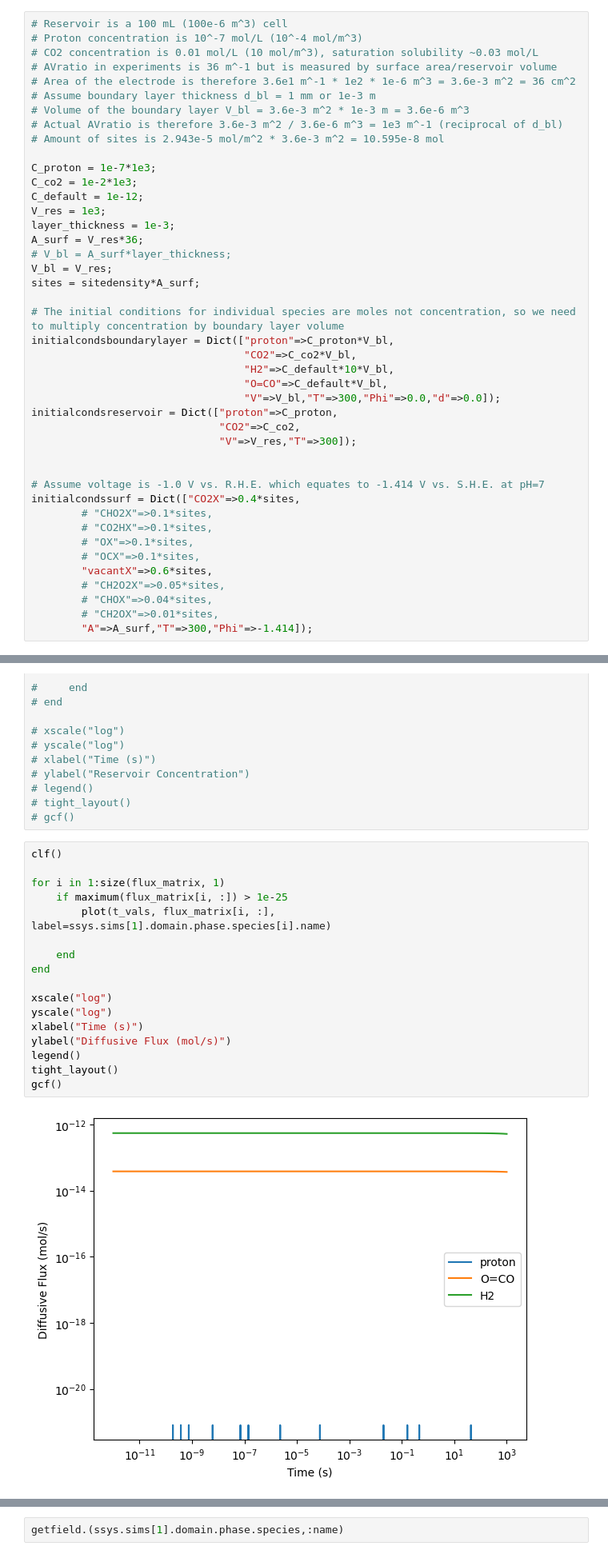
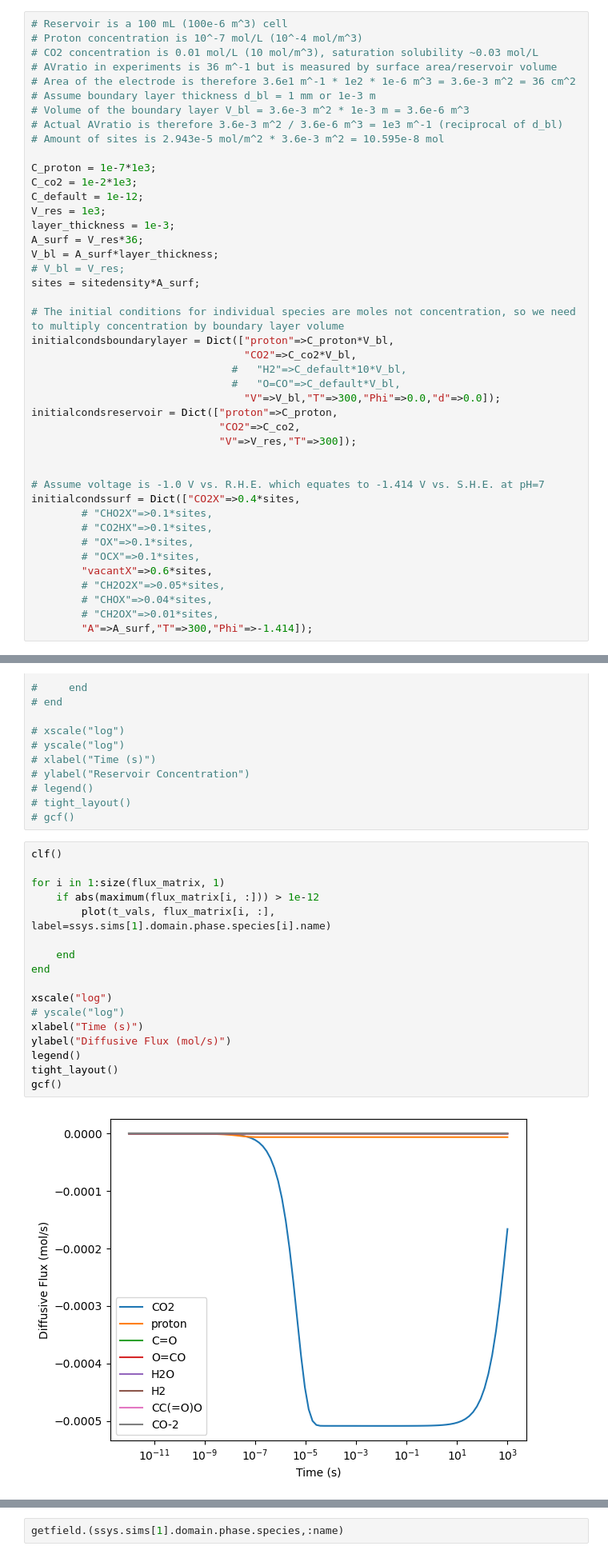
Before and after one commit to rwest/CO2_RR_RMG, a Jupyter notebook: CO2_Reduction_Ag/CO2RR_RMS_Diffusion_Interface_1.ipynb, the cells around one changed output, grey strips where cells are left out. Shown at 80% size. Drawn from its saved outputs; the diff is of its cells as text.

```diff
--- a/CO2_Reduction_Ag/CO2RR_RMS_Diffusion_Interface_1.ipynb
+++ b/CO2_Reduction_Ag/CO2RR_RMS_Diffusion_Interface_1.ipynb
@@ -41,15 +82,15 @@ C_default = 1e-12;
 V_res = 1e3;
 layer_thickness = 1e-3;
 A_surf = V_res*36;
-# V_bl = A_surf*layer_thickness;
-V_bl = V_res;
+V_bl = A_surf*layer_thickness;
+# V_bl = V_res;
 sites = sitedensity*A_surf;
 
 # The initial conditions for individual species are moles not concentration, so we need to multiply concentration by boundary layer volume
 initialcondsboundarylayer = Dict(["proton"=>C_proton*V_bl,
                                   "CO2"=>C_co2*V_bl,
-                                  "H2"=>C_default*10*V_bl,
-                                  "O=CO"=>C_default*V_bl,
+                                #   "H2"=>C_default*10*V_bl,
+                                #   "O=CO"=>C_default*V_bl,
                                   "V"=>V_bl,"T"=>300,"Phi"=>0.0,"d"=>0.0]);
 initialcondsreservoir = Dict(["proton"=>C_proton,
                               "CO2"=>C_co2,
@@ -202,22 +261,22 @@ conc_matrix_bl
 # %%
 clf()
 
 for i in 1:size(flux_matrix, 1)
-    if maximum(flux_matrix[i, :]) > 1e-25
+    if abs(maximum(flux_matrix[i, :])) > 1e-12
         plot(t_vals, flux_matrix[i, :], label=ssys.sims[1].domain.phase.species[i].name)
 
     end
 end
 
 xscale("log")
-yscale("log")
+# yscale("log")
 xlabel("Time (s)")
 ylabel("Diffusive Flux (mol/s)")
 legend()
 tight_layout()
 gcf()
 # %% [output]
-[figure, old version]
+[figure, new version]
 # %%
 clf()
 for i in 1:size(conc_matrix_bl, 1)
```
Also changed, not shown: parts of 41 cells of this notebook.
